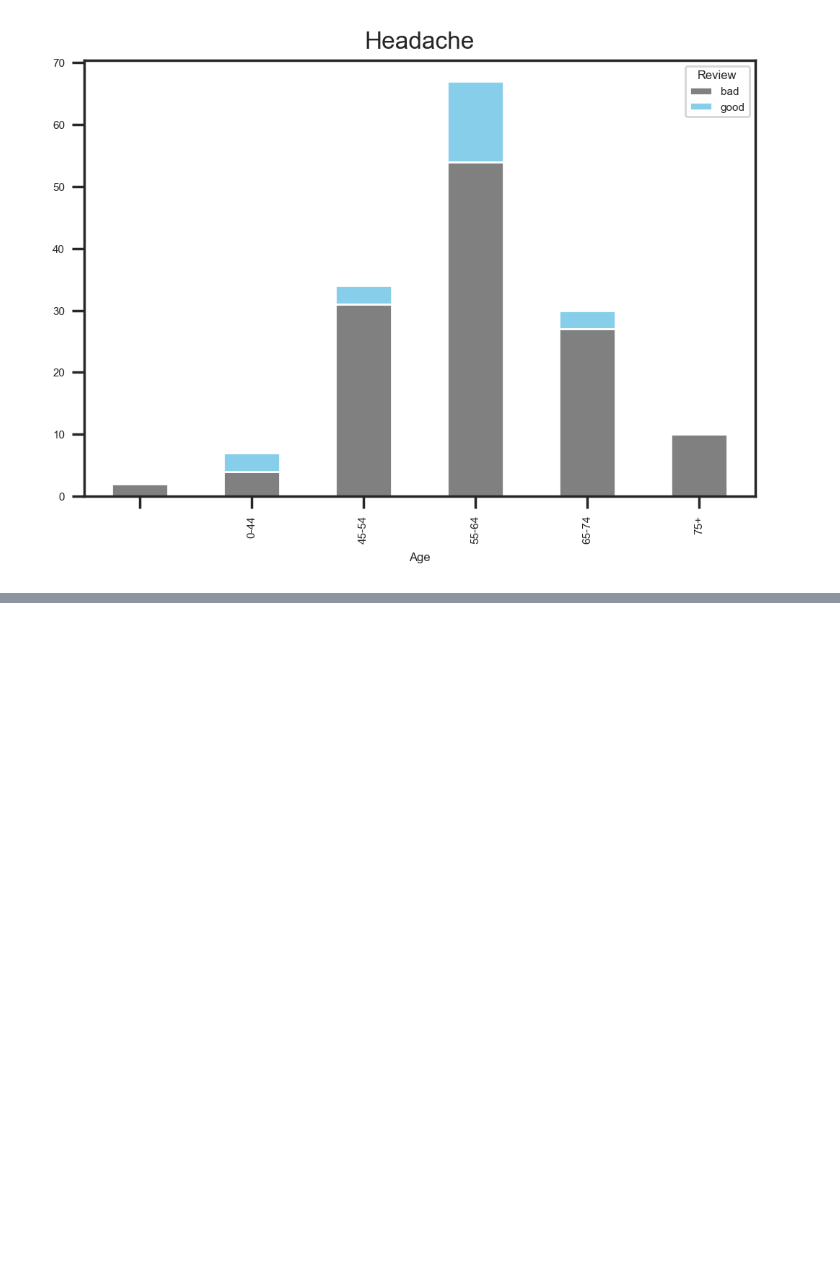
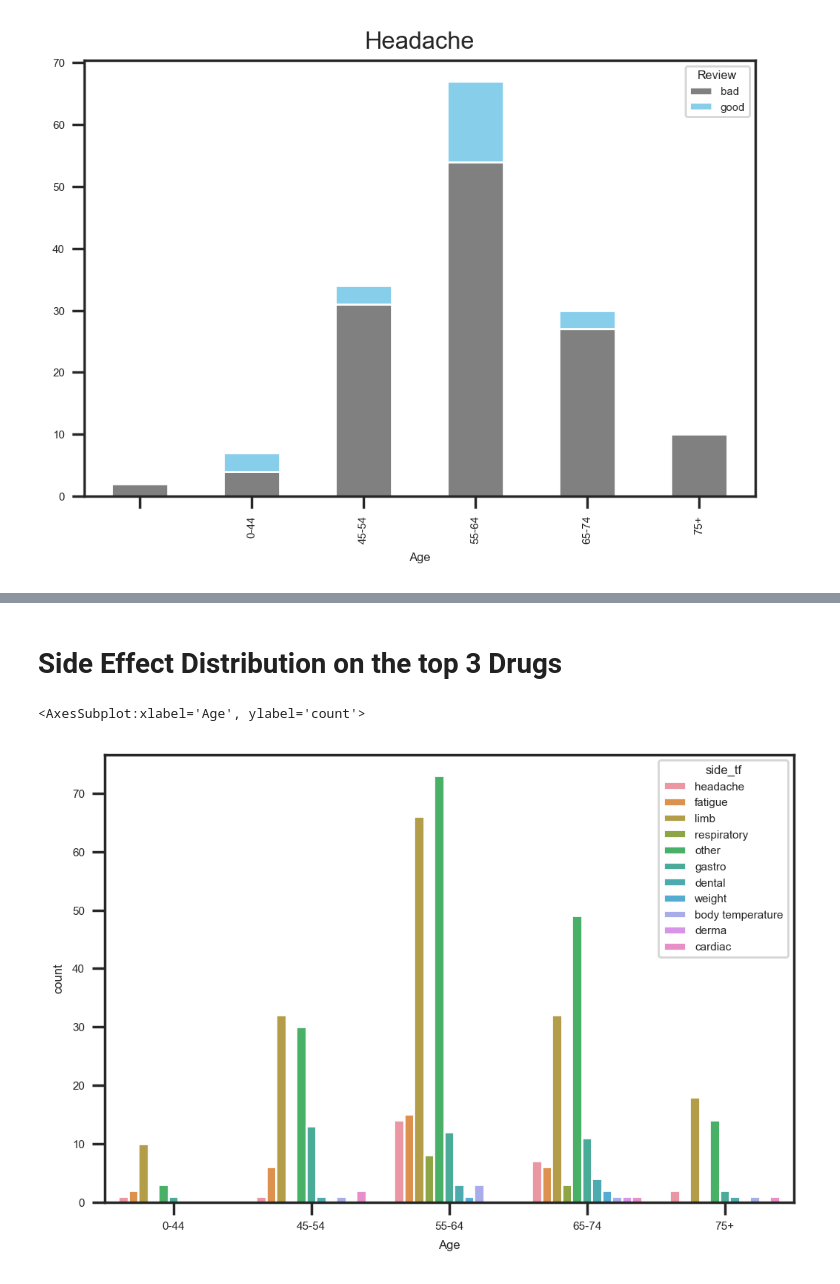
Before and after one commit to woonsupkim/DrugReview, a Jupyter notebook: Woon_after_Classification.ipynb, the cells around one changed output, grey strips where cells are left out. Drawn from its saved outputs; the diff is of its cells as text; code cells hidden in the pictures; blank space fills up the shorter version.

```diff
--- a/Woon_after_Classification.ipynb
+++ b/Woon_after_Classification.ipynb
@@ -611,0 +612,11 @@ Text(0.5, 1.0, 'Jaw')
+# %% [markdown]
+# Side Effect Distribution on the top 3 Drugs
+# %%
+df_reclast = df_side_effects.loc[df_side_effects['Drug'].str.contains("reclast", case=False)]
+df_prolia  = df_side_effects.loc[df_side_effects['Drug'].str.contains("prolia", case=False)]
+df_actonel  = df_side_effects.loc[df_side_effects['Drug'].str.contains("actonel", case=False)]
+# %%
+sns.countplot(x = 'Age', hue = 'side_tf', data = df_reclast, order=["0-44", "45-54", "55-64", "65-74", "75+"])
+# %% [output]
+<AxesSubplot:xlabel='Age', ylabel='count'>
+[figure, added]
```
Also changed, not shown: parts of 7 cells of this notebook.
